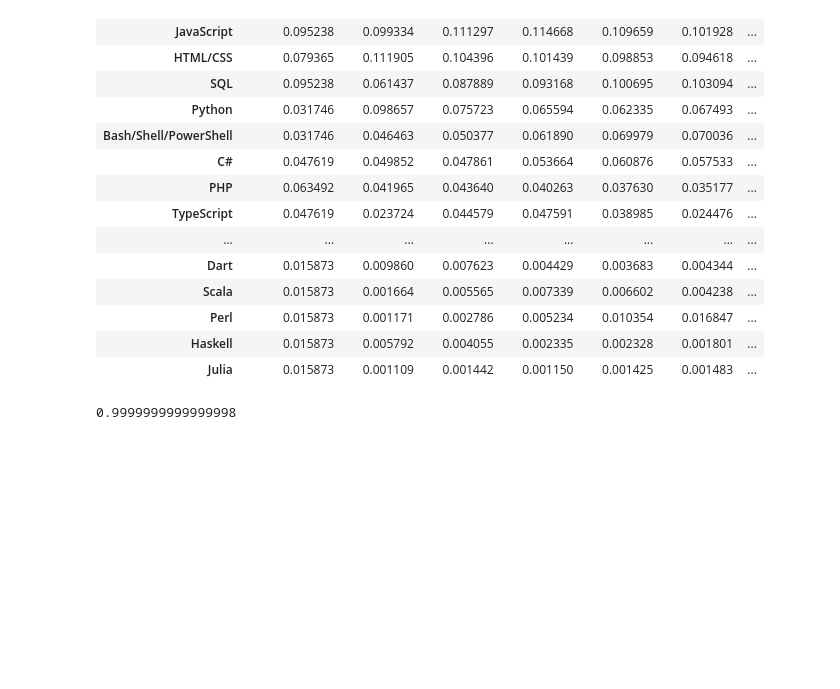
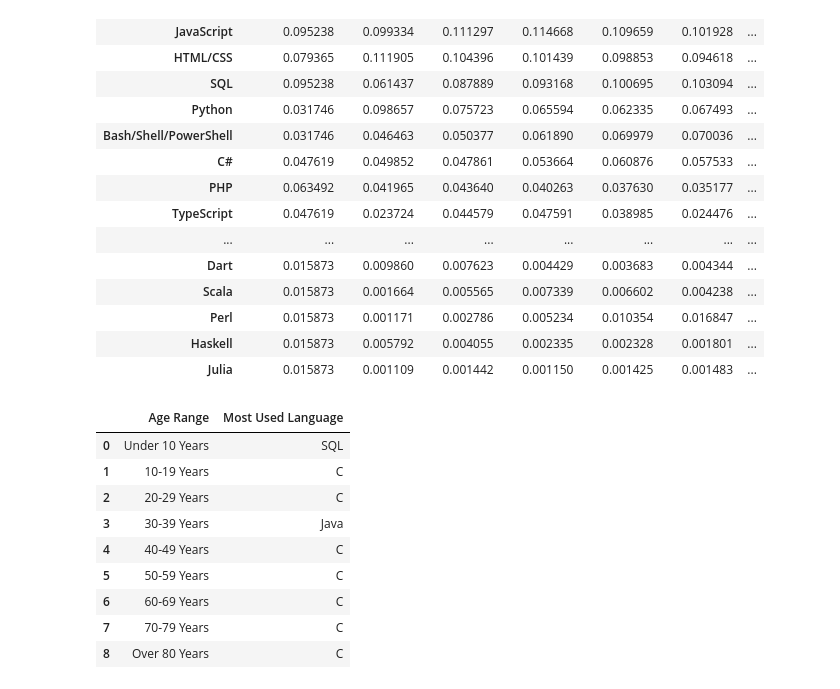
Before and after one commit to jadefreese/pj1-stackoverflow, a Jupyter notebook: 2020_languages.ipynb, the cells around one changed output. Drawn from its saved outputs; the diff is of its cells as text; code cells hidden in the pictures; blank space fills up the shorter version.

Commit message:
Find top language by age and added color filter

```diff
--- a/2020_languages.ipynb
+++ b/2020_languages.ipynb
@@ -154,12 +154,12 @@ df.head()
 | 4 | 5 | I used to be a developer by profe... | Yes | 31.0 | 16 | United States | NaN | NaN | ... |
 5 rows × 35 columns
 # %%
-range_1 = df[df['AgeRanges']=='Under 10 Years']
-range_2 = df[df['AgeRanges']=='10-19 Years']
-range_3 = df[df['AgeRanges']=='20-29 Years']
-range_4 = df[df['AgeRanges']=='30-39 Years']
-range_5 = df[df['AgeRanges']=='40-49 Years']
-range_6 = df[df['AgeRanges']=='50-59 Years']
-range_7 = df[df['AgeRanges']=='60-69 Years']
-range_8 = df[df['AgeRanges']=='70-79 Years']
-range_9 = df[df['AgeRanges']=='Over 80 Years']
+range_1 = gf.percentage_breakdown(df[df['AgeRanges']=='Under 10 Years'], lang_used, 'LanguageWorkedWith', 'Under 10 Years')
+range_2 = gf.percentage_breakdown(df[df['AgeRanges']=='10-19 Years'], lang_used, 'LanguageWorkedWith', '10-19 Years')
+range_3 = gf.percentage_breakdown(df[df['AgeRanges']=='20-29 Years'], lang_used, 'LanguageWorkedWith', '20-29 Years')
+range_4 = gf.percentage_breakdown(df[df['AgeRanges']=='30-39 Years'], lang_used, 'LanguageWorkedWith', '30-39 Years')
+range_5 = gf.percentage_breakdown(df[df['AgeRanges']=='40-49 Years'], lang_used, 'LanguageWorkedWith', '40-49 Years')
+range_6 = gf.percentage_breakdown(df[df['AgeRanges']=='50-59 Years'], lang_used, 'LanguageWorkedWith', '50-59 Years')
+range_7 = gf.percentage_breakdown(df[df['AgeRanges']=='60-69 Years'], lang_used, 'LanguageWorkedWith', '60-69 Years')
+range_8 = gf.percentage_breakdown(df[df['AgeRanges']=='70-79 Years'], lang_used, 'LanguageWorkedWith', '70-79 Years')
+range_9 = gf.percentage_breakdown(df[df['AgeRanges']=='Over 80 Years'], lang_used, 'LanguageWorkedWith', 'Over 80 Years')
@@ -187 +166,5 @@ gf.percentage_breakdown(range_3, lang_used, 'LanguageWorkedWith', '20-29 Years')
+# %%
+list_of_ranges = [range_1, range_2, range_3, range_4, range_5, range_6, range_7, range_8, range_9]
+top_lang_by_age = pd.DataFrame(columns = ['Age Range','Most Used Language'])
+top_lang_by_age = gf.add_top_per_cat(top_lang_by_age, list_of_ranges)
 # %%
@@ -217,7 +198,16 @@ comp_df
 | Perl | 0.015873 | 0.001171 | 0.002786 | 0.005234 | 0.010354 | 0.016847 | ... |
 | Haskell | 0.015873 | 0.005792 | 0.004055 | 0.002335 | 0.002328 | 0.001801 | ... |
 | Julia | 0.015873 | 0.001109 | 0.001442 | 0.001150 | 0.001425 | 0.001483 | ... |
-# %%
-sum(comp_df['Under 10 Years'])
-# %% [output]
-0.9999999999999998
+# %%
+top_lang_by_age
+# %% [output]
+|  | Age Range | Most Used Language |
+| 0 | Under 10 Years | SQL |
+| 1 | 10-19 Years | C |
+| 2 | 20-29 Years | C |
+| 3 | 30-39 Years | Java |
+| 4 | 40-49 Years | C |
+| 5 | 50-59 Years | C |
+| 6 | 60-69 Years | C |
+| 7 | 70-79 Years | C |
+| 8 | Over 80 Years | C |
```
Also changed, not shown: parts of 2 cells of this notebook.
